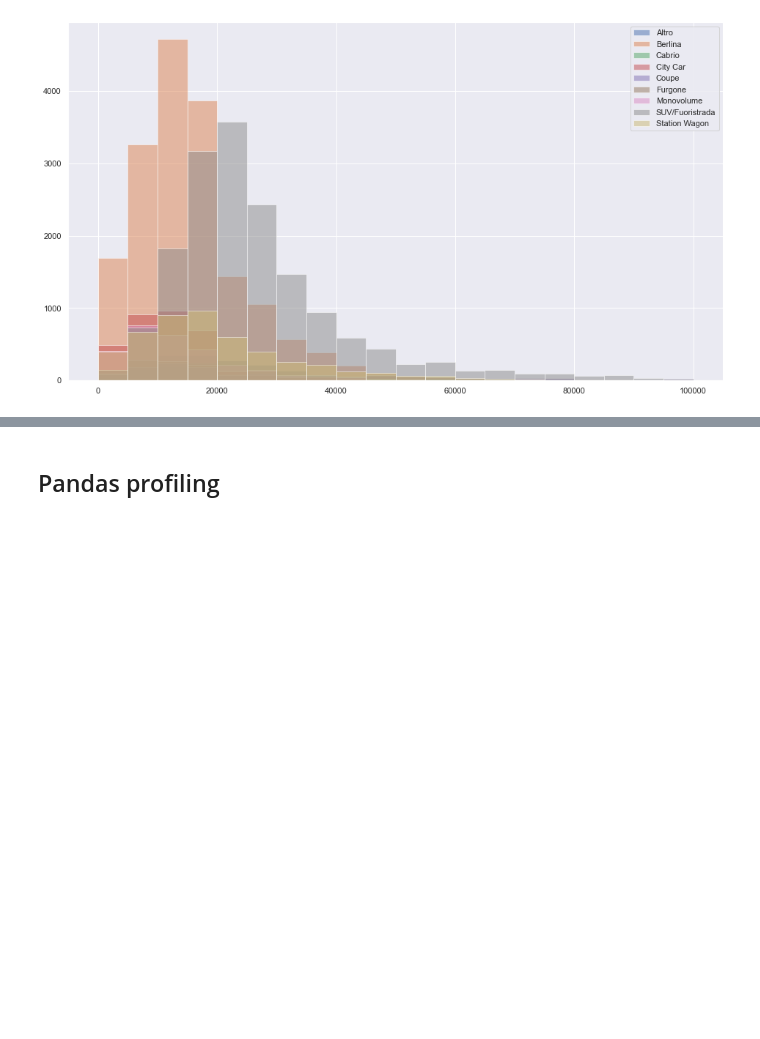
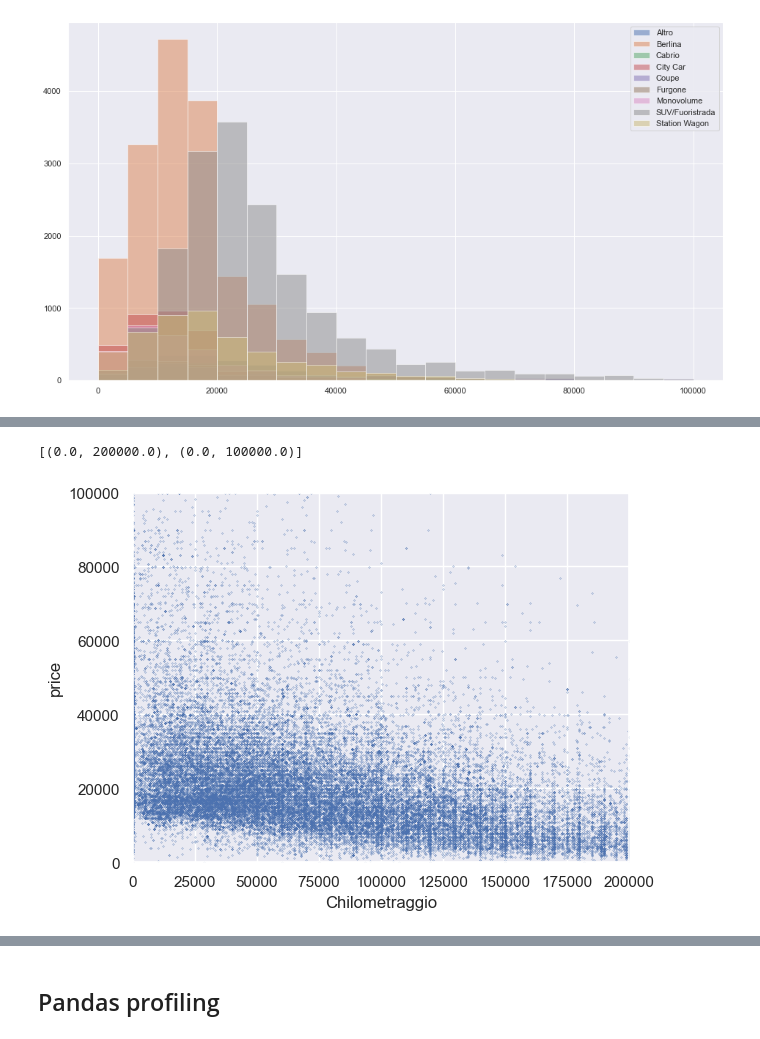
Before and after one commit to cusano-a/Car_WebData_Analysis, a Jupyter notebook: WebScraping_ExploreData.ipynb, the cells around one changed output, grey strips where cells are left out. Cells and saved outputs as stored; diff of their text form; code cells hidden in the pictures; blank space fills up the shorter version.

```diff
--- a/WebScraping_ExploreData.ipynb
+++ b/WebScraping_ExploreData.ipynb
@@ -197,0 +218,6 @@ cont_var_pp.axes[2,0].set_ylim((0,300));
+# %%
+ax = df.plot.scatter('Chilometraggio', 'price', s=0.05)
+ax.set(xlim=[0, 2e5], ylim=[0, 1e5])
+# %% [output]
+[(0.0, 200000.0), (0.0, 100000.0)]
+[figure, added]
```
Also changed, not shown: parts of 22 cells of this notebook, 2 other files.
